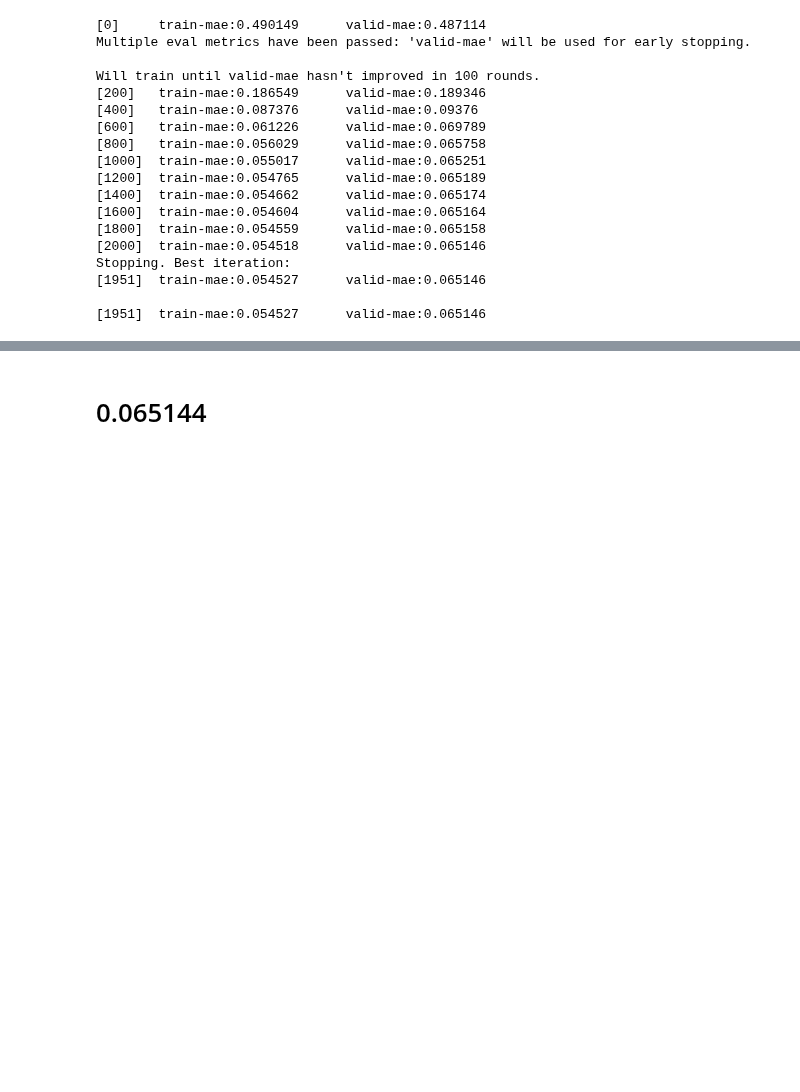
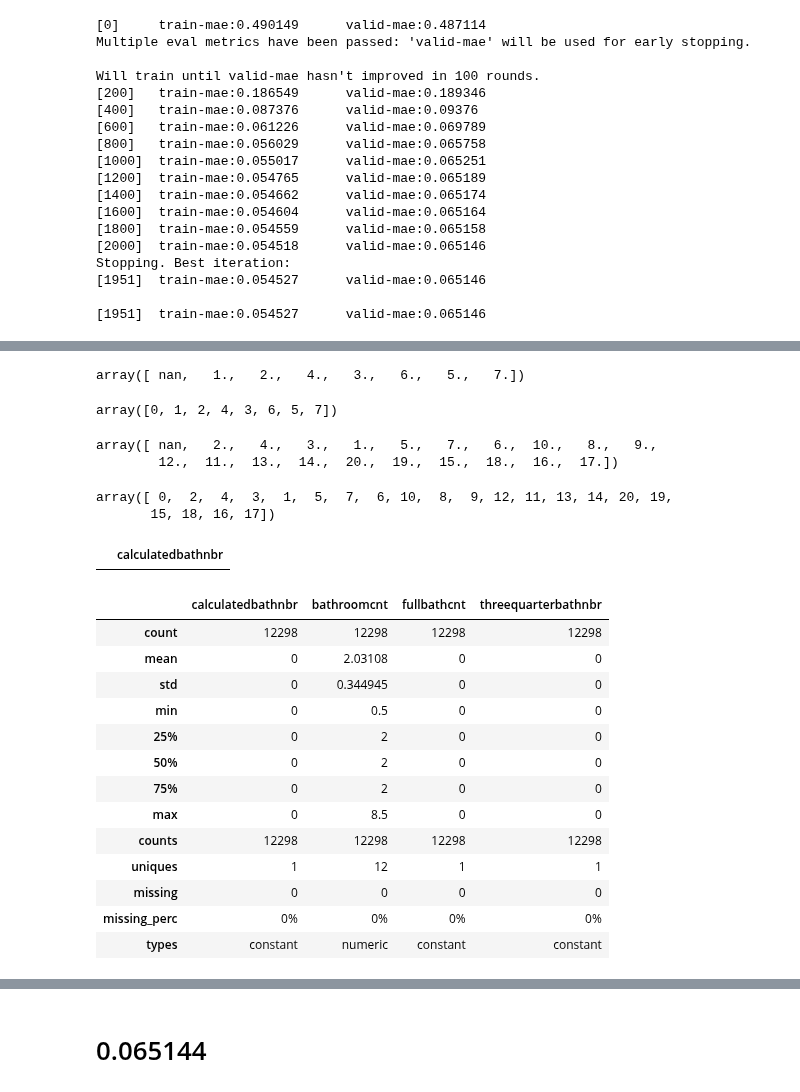
Before and after one commit to ibratface/dl_projects, a Jupyter notebook: zillow.ipynb, the cells around one changed output, grey strips where cells are left out. Cells and saved outputs as stored; diff of their text form; code cells hidden in the pictures; blank space fills up the shorter version.

```diff
--- a/zillow.ipynb
+++ b/zillow.ipynb
@@ -151,0 +277,5 @@ Stopping. Best iteration:
+# %%
+c = 'buildingqualitytypeid'
+display(p[c].unique())
+cln[c] = p[c].fillna(0).astype('int').astype('str')
+display(cln[c].unique())
@@ -151,0 +286,6 @@ Stopping. Best iteration:
+# %%
+c = 'calculatedbathnbr'
+display(p[c].unique())
+cln[c] = p[c].fillna(0).astype('float32')
+display(cln[c].unique())
+display(p[c].mode())
@@ -151,0 +303,39 @@ Stopping. Best iteration:
+# %%
+c = 'threequarterbathnbr'
+display(p[c].unique())
+cln[c] = p[c].fillna(0).astype('int')
+display(cln[c].unique())
+# %% [output]
+array([ nan,   1.,   2.,   4.,   3.,   6.,   5.,   7.])
+array([0, 1, 2, 4, 3, 6, 5, 7])
+# %%
+c = 'fullbathcnt'
+display(p[c].unique())
+cln[c] = p[c].fillna(0).astype('int')
+display(cln[c].unique())
+# %% [output]
+array([ nan,   2.,   4.,   3.,   1.,   5.,   7.,   6.,  10.,   8.,   9.,
+        12.,  11.,  13.,  14.,  20.,  19.,  15.,  18.,  16.,  17.])
+array([ 0,  2,  4,  3,  1,  5,  7,  6, 10,  8,  9, 12, 11, 13, 14, 20, 19,
+       15, 18, 16, 17])
+# %%
+cln.loc[cln.calculatedbathnbr != cln.fullbathcnt + cln.threequarterbathnbr/2, ['calculatedbathnbr']]
+# %% [output]
+|  | calculatedbathnbr |
+# %%
+summarize(cln.loc[cln.calculatedbathnbr != cln.bathroomcnt, ['calculatedbathnbr', 'bathroomcnt', 'fullbathcnt', 'threequarterbathnbr']])
+# %% [output]
+|  | calculatedbathnbr | bathroomcnt | fullbathcnt | threequarterbathnbr |
+| count | 12298 | 12298 | 12298 | 12298 |
+| mean | 0 | 2.03108 | 0 | 0 |
+| std | 0 | 0.344945 | 0 | 0 |
+| min | 0 | 0.5 | 0 | 0 |
+| 25% | 0 | 2 | 0 | 0 |
+| 50% | 0 | 2 | 0 | 0 |
+| 75% | 0 | 2 | 0 | 0 |
+| max | 0 | 8.5 | 0 | 0 |
+| counts | 12298 | 12298 | 12298 | 12298 |
+| uniques | 1 | 12 | 1 | 1 |
+| missing | 0 | 0 | 0 | 0 |
+| missing_perc | 0% | 0% | 0% | 0% |
+| types | constant | numeric | constant | constant |
```
Also changed, not shown: parts of 57 cells of this notebook, 1 other file.
